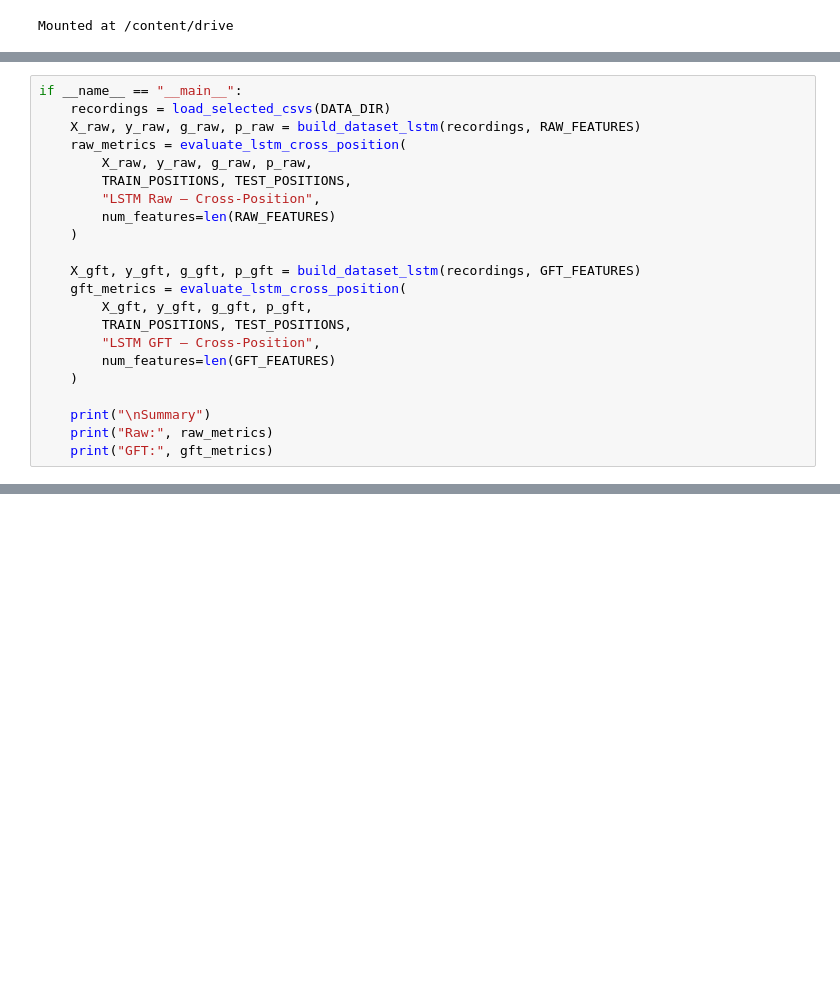
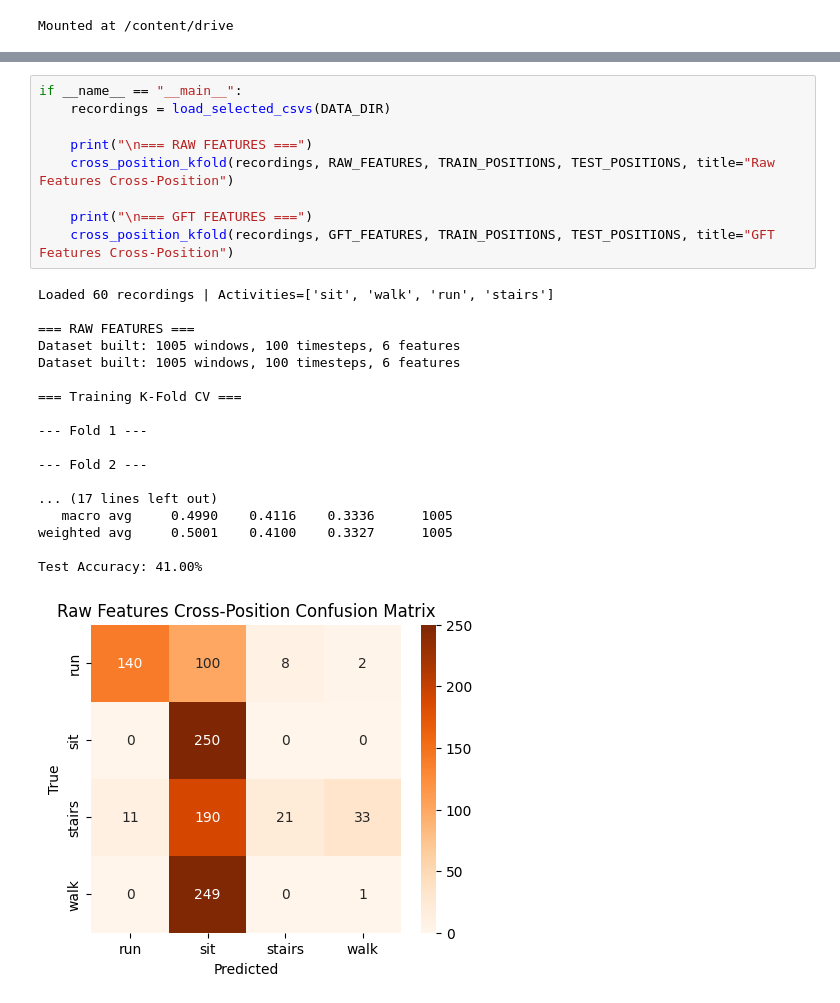
Before and after one commit to Ninjaprime875/ScienceFair_Code, a Jupyter notebook: LSTM/LSTM_CrossPos.ipynb, the cells around one changed output, grey strips where cells are left out. Saved outputs shown, nothing was run; the diff lists cells and outputs as text; blank space fills up the shorter version.

```diff
--- a/LSTM/LSTM_CrossPos.ipynb
+++ b/LSTM/LSTM_CrossPos.ipynb
@@ -273,22 +65,0 @@ def evaluate_lstm_cross_position(
-# %%
-if __name__ == "__main__":
-    recordings = load_selected_csvs(DATA_DIR)
-    X_raw, y_raw, g_raw, p_raw = build_dataset_lstm(recordings, RAW_FEATURES)
-    raw_metrics = evaluate_lstm_cross_position(
-        X_raw, y_raw, g_raw, p_raw,
-        TRAIN_POSITIONS, TEST_POSITIONS,
-        "LSTM Raw – Cross-Position",
-        num_features=len(RAW_FEATURES)
-    )
-
-    X_gft, y_gft, g_gft, p_gft = build_dataset_lstm(recordings, GFT_FEATURES)
-    gft_metrics = evaluate_lstm_cross_position(
-        X_gft, y_gft, g_gft, p_gft,
-        TRAIN_POSITIONS, TEST_POSITIONS,
-        "LSTM GFT – Cross-Position",
-        num_features=len(GFT_FEATURES)
-    )
-
-    print("\nSummary")
-    print("Raw:", raw_metrics)
-    print("GFT:", gft_metrics)
@@ -334,0 +228,28 @@ GFT: {'precision': 0.5338661234597872, 'recall': 0.4496823529411765, 'f1': 0.401
+# %%
+if __name__ == "__main__":
+    recordings = load_selected_csvs(DATA_DIR)
+
+    print("\n=== RAW FEATURES ===")
+    cross_position_kfold(recordings, RAW_FEATURES, TRAIN_POSITIONS, TEST_POSITIONS, title="Raw Features Cross-Position")
+
+    print("\n=== GFT FEATURES ===")
+    cross_position_kfold(recordings, GFT_FEATURES, TRAIN_POSITIONS, TEST_POSITIONS, title="GFT Features Cross-Position")
+# %% [output]
+Loaded 60 recordings | Activities=['sit', 'walk', 'run', 'stairs']
+
+=== RAW FEATURES ===
+Dataset built: 1005 windows, 100 timesteps, 6 features
+Dataset built: 1005 windows, 100 timesteps, 6 features
+
+=== Training K-Fold CV ===
+
+--- Fold 1 ---
+
+--- Fold 2 ---
+
+... (17 lines left out)
+   macro avg     0.4990    0.4116    0.3336      1005
+weighted avg     0.5001    0.4100    0.3327      1005
+
+Test Accuracy: 41.00%
+[figure, added]
```
Also changed, not shown: parts of 11 cells of this notebook, 1 other file.
